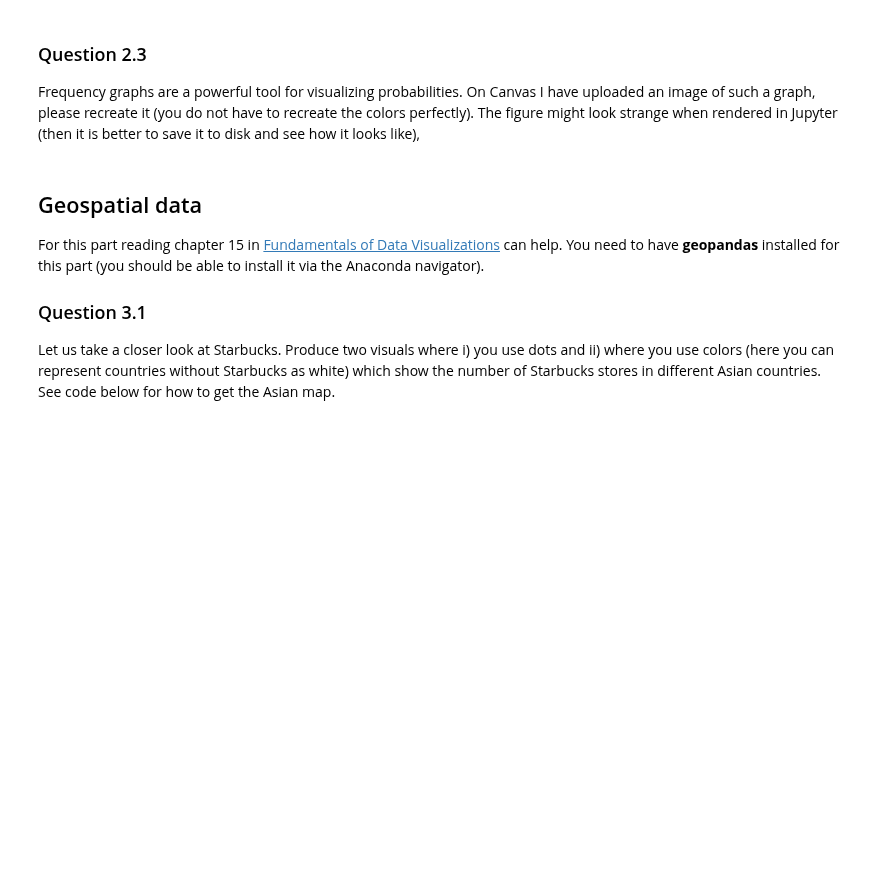
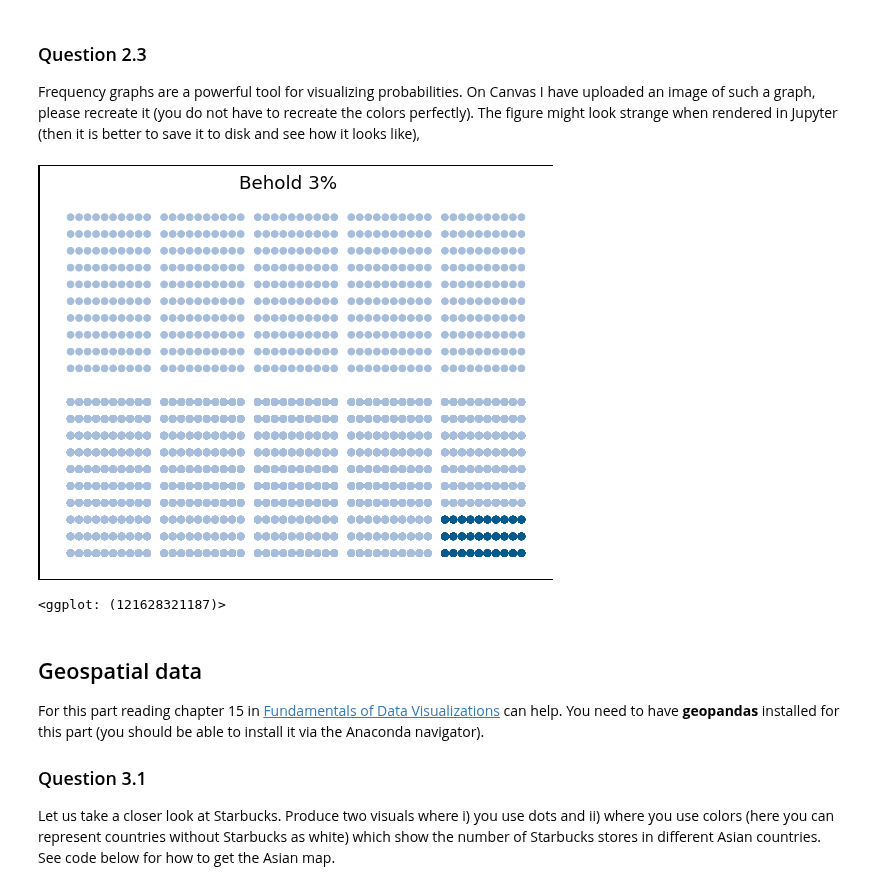
Before and after one commit to AxelEiman/SciVis, a Jupyter notebook: HW3/Homework3.ipynb, the cells around one changed output. Drawn from its saved outputs; the diff is of its cells as text; code cells hidden in the pictures; blank space fills up the shorter version.

```diff
--- a/HW3/Homework3.ipynb
+++ b/HW3/Homework3.ipynb
@@ -273,34 +273,37 @@ for i in range(1,5):
     y = np.append(y, y)
 
 x = np.append(x, x)
 y = np.append(y, np.linspace(1+dist, 1+w+dist, 10))
 
 xx,  yy = np.meshgrid(x, y)
 
 
 grid = pd.DataFrame({
     'x':xx.flatten(),
     'y':yy.flatten()
 })
 
 grid['highlight'] = 'No'
 
 grid_hi = grid.query('x > 4.3 and y < 0.3')
 colors = ["#a6bddb", "#3690c0", "#045a8d"]
 p = (ggplot(grid, aes(x='x', y='y'))
 + geom_point(size=2, color=colors[0])
 + geom_point(data=grid_hi, color=colors[2], size=2)
 + theme_minimal()
 + labs(title='Behold 3%')
 + theme(
     axis_text=element_blank(),
     axis_title=element_blank(),
     panel_grid=element_blank(),
     plot_background= element_rect(fill='white')
 )
 )
 p
-p.save("3p.png",dpi=300)
+# p.save("3p.png",dpi=300)
+# %% [output]
+[figure, added]
+<ggplot: (121628321187)>
 # %% [markdown]
 ## Geospatial data
 
```
Also changed, not shown: parts of 7 cells of this notebook, 9 other files.
